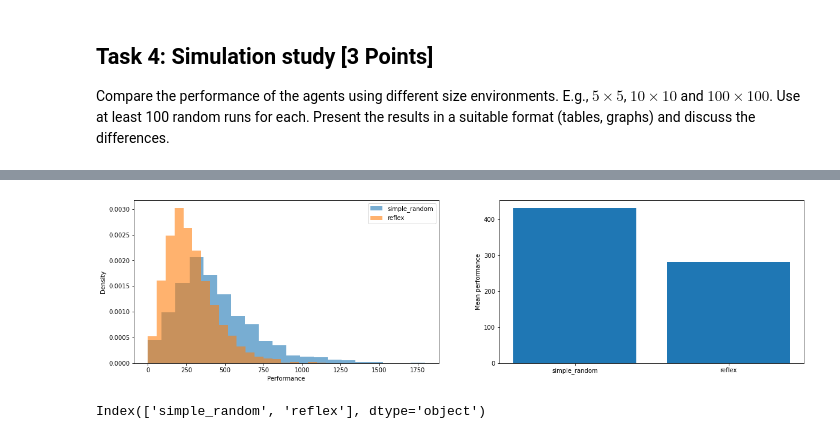
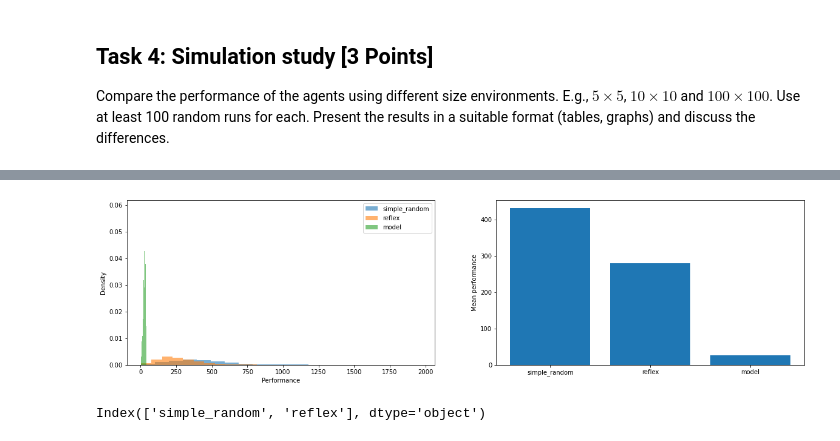
Before and after one commit to nlarsensmu/CS7320-AI, a Jupyter notebook: Agents/simple_randomized_agent.ipynb, the cells around one changed output, grey strips where cells are left out. Drawn from its saved outputs; the diff is of its cells as text; code cells hidden in the pictures.

Commit message:
Add model agent.

```diff
--- a/Agents/simple_randomized_agent.ipynb
+++ b/Agents/simple_randomized_agent.ipynb
@@ -142,10 +142,16 @@ def is_room_clean(room):
     return True
 
 
-def vacuum_environment(agent, max_steps, verbose = True, num_rows = 5, num_cols = 5):
+def vacuum_environment(agent, max_steps, verbose = True, num_rows = 5, num_cols = 5, initial_position = (-1,-1)):
     room = get_random_n_room(num_rows, num_cols, 5)
-    agent_row = random.randint(0, num_rows - 1)
-    agent_col = random.randint(0, num_cols - 1)
+    if initial_position[0] == -1:
+        agent_row = random.randint(0, num_rows - 1)
+    else:
+        agent_row = initial_position[0]
+    if initial_position[1] == -1:
+        agent_col = random.randint(0, num_cols - 1)
+    else:
+        agent_col = initial_position[1]
     if verbose:
         print('Agents starting Position: (', agent_row, ' ', agent_col, ')')
         print('Room:')
@@ -190,5 +196,13 @@ def vacuum_environment(agent, max_steps, verbose = True, num_rows = 5, num_cols
                     print(room[i])
             return steps
 
+    if(verbose):
+        print('Room is not clean. To took ', steps, ' steps.')
+        if verbose:
+            print('Room:')
+            for i in range(0, len(room)):
+                print(room[i])
+        return steps
+
 vacuum_environment(simple_randomized_agent, 2000, verbose = False)
 # %% [output]
@@ -245,0 +312,3 @@ def model_based_reflex_agent(bumpers, dirty):
+# %%
+agent = Agent()
+vacuum_environment(agent.act, 100, initial_position = agent.position)
@@ -264,12 +352,16 @@ def simulate_cleaning_room(runs, num_rows, num_cols):
         steps = vacuum_environment(simple_reflex_agent, 2000, verbose = False)
         run.append(steps)
         performance.append(run)
+        agent = Agent()
+        steps = vacuum_environment(agent.act, 2000, verbose = False)
+        run.append(steps)
+        performance.append(run)
 
-    df = pd.DataFrame(performance, columns = ['simple_random', 'reflex'])
+    df = pd.DataFrame(performance, columns = ['simple_random', 'reflex', 'model'])
     return df
 #########################################################
 N = 2000
-df = simulate_cleaning_room(2000, 5, 5)
+df = simulate_cleaning_room(5000, 100, 100)
 # %%
 df.mean()
 # %% [output]
@@ -279,21 +372,22 @@ dtype: float64
 # %%
 fig = plt.figure(figsize=(20,5))
 
 plt.subplot(1,2,1)
 plt.hist(df["simple_random"], bins = 20, alpha = .6, density=True)
 plt.hist(df["reflex"], bins = 20, alpha = .6, density=True)
+plt.hist(df["model"], bins = 20, alpha = .6, density=True)
 plt.xlabel("Performance")
 plt.ylabel("Density")
-plt.legend(labels = ["simple_random", "reflex"])
+plt.legend(labels = ["simple_random", "reflex", "model"])
 
 plt.subplot(1,2,2)
 
 plt.bar(x=df.keys(), height=df.mean().values)
 plt.ylabel("Mean performance")
 
 plt.show()
 # %% [output]
-[figure, old version]
+[figure, new version]
 # %%
 df.keys()
 # %% [output]
```
Also changed, not shown: parts of 9 cells of this notebook.
